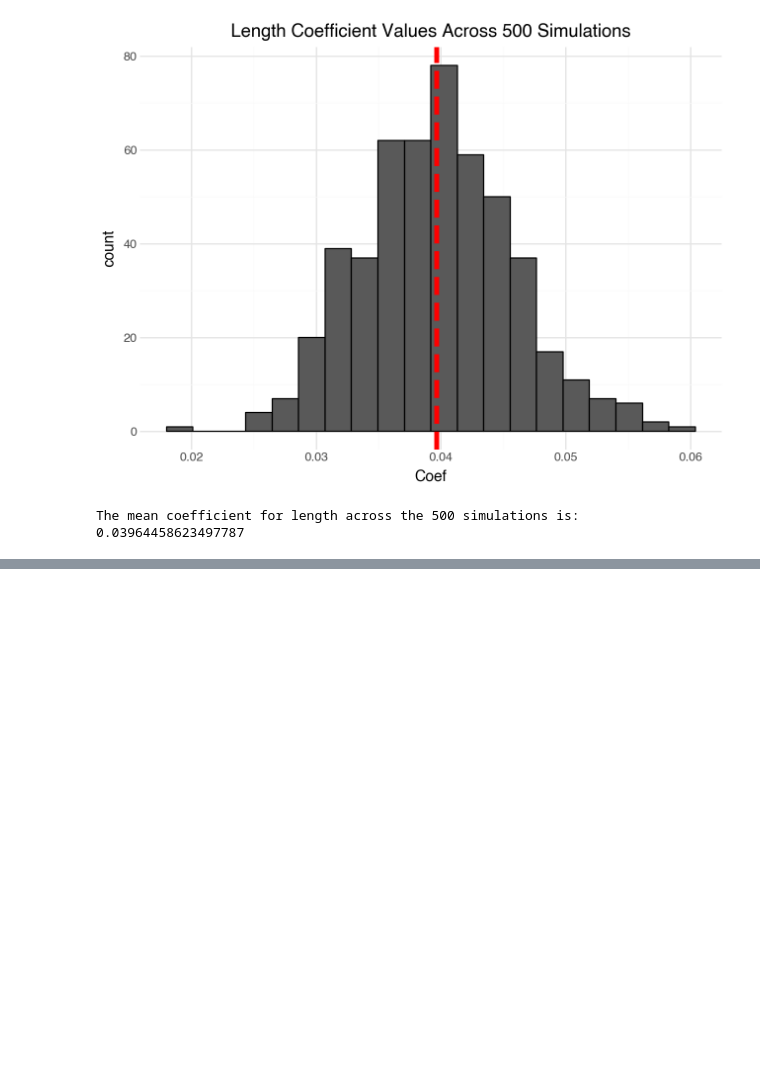
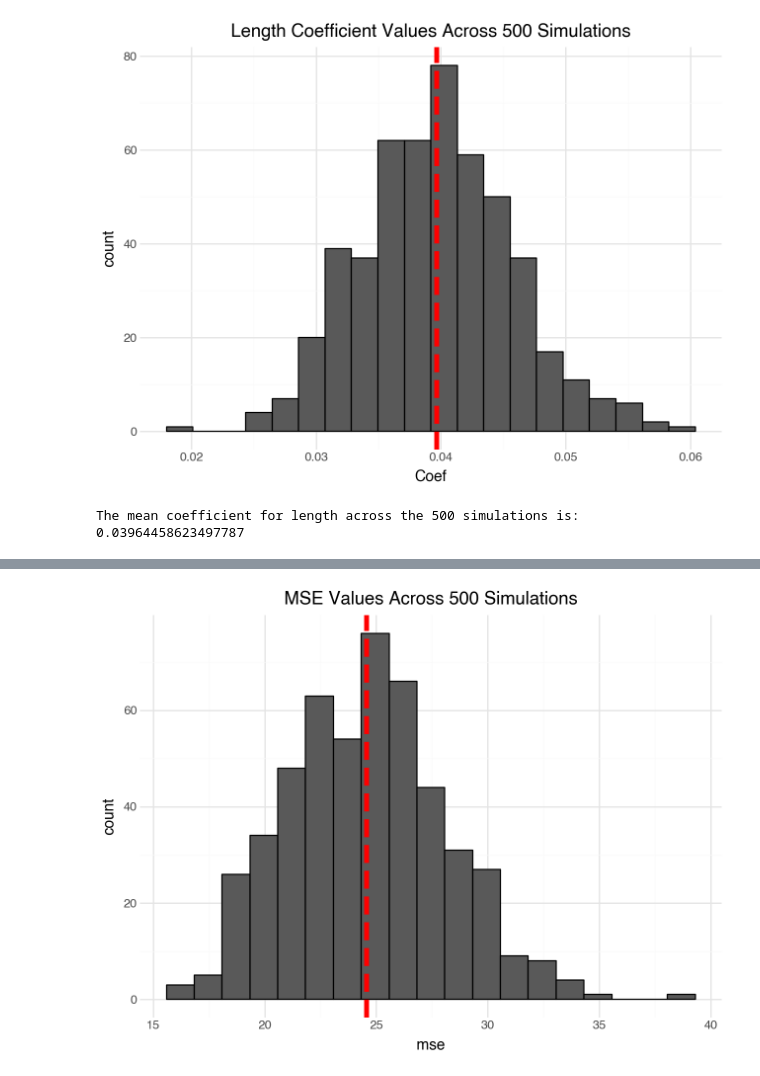
Before and after one commit to amperry01/CPSC392-Data-Science, a Jupyter notebook: LinearRegression_I.ipynb, the cells around one changed output, grey strips where cells are left out. Drawn from its saved outputs; the diff is of its cells as text; code cells hidden in the pictures; blank space fills up the shorter version.

```diff
--- a/LinearRegression_I.ipynb
+++ b/LinearRegression_I.ipynb
@@ -561,14 +599,15 @@ def lr(n = 100, trueCoef = 0.04, intercept = 0.2, error_sd = 1):
 
     ##############################################
     # run a linear regression
-    lr = pass
+    lr = LinearRegression() # create the model object
 
     # fit the model
-
+    lr.fit(X,y)
     ##############################################
 
     ##### ADD MSE CODE HERE ######
-    mse = pass
+    mse = mean_squared_error(y, lr.predict(X))
+    mse_df = pd.DataFrame({"mse": [mse]})
     ###############################
 
     # grab the coefficients from the model and store them in a data frame
@@ -576,7 +615,7 @@ def lr(n = 100, trueCoef = 0.04, intercept = 0.2, error_sd = 1):
     coef = coef._append({"Coef": lr.intercept_[0], "Names": "intercept"}, ignore_index = True)
 
     ##############################################
-    return({"coef": coef, "data": cats, "mse": pass}) ##### DON'T FORGET to add the new mse data frame too! #####
+    return({"coef": coef, "data": cats, "mse": mse_df}) ##### DON'T FORGET to add the new mse data frame too! #####
     ##############################################
 # %%
 # Run your new simulations-----
@@ -590,7 +629,7 @@ coef_df3 = pd.concat([x["coef"] for x in iWouldRun500More2])
 data_df3 = pd.concat([x["data"] for x in iWouldRun500More2])
 
 # grab mse from 500 simulations
-mse_df3 = pd.DataFrame({"mse":[x["mse"] for x in iWouldRun500More2]})
+mse_df3 = pd.concat([x["mse"] for x in iWouldRun500More2])
 
 # number simulations 0:499
 data_df3["simulation_no"] = sorted(list(range(0,500))*n)
@@ -600,0 +638,9 @@ mse_df3["simulation_no"] = list(range(0,500))
+# %%
+# plot newly calculated mses ----
+(ggplot(mse_df3, aes(x = "mse")) +
+geom_histogram(color = "black") +
+geom_vline(xintercept = mse_df3["mse"].mean(), color = "red", linetype = "dashed", size = 2) +
+labs(title = "MSE Values Across 500 Simulations") +
+theme_minimal())
+# %% [output]
+[figure, added]
```
Also changed, not shown: parts of 12 cells of this notebook.
